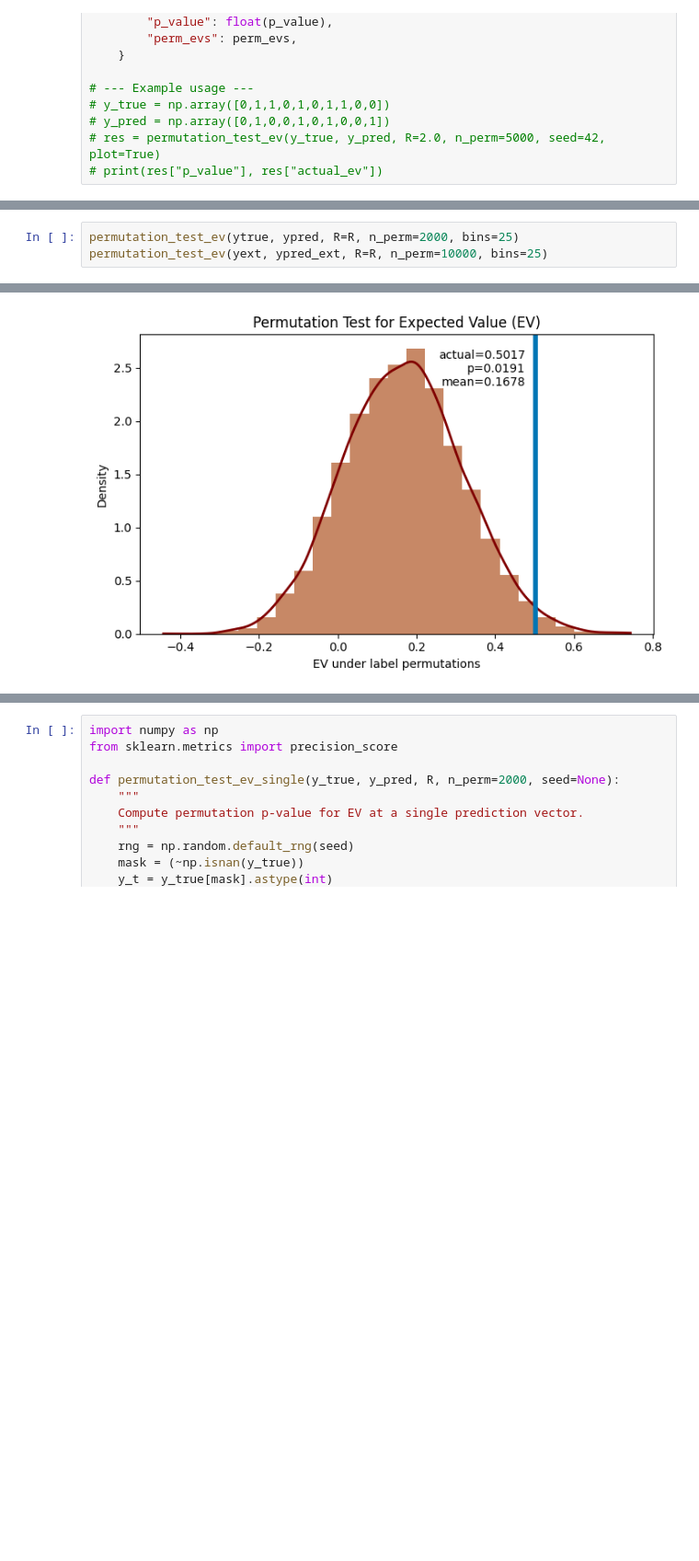
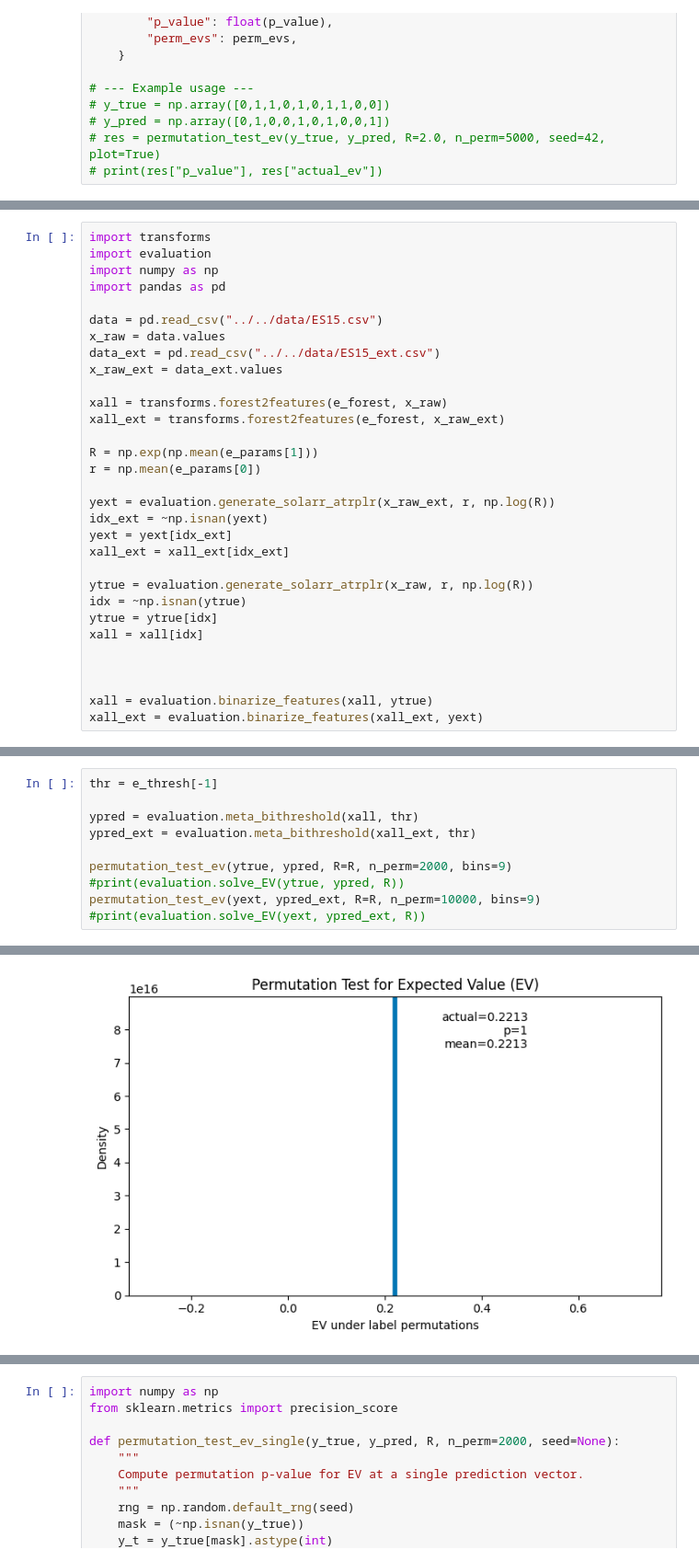
Before and after one commit to Logan-Kelsch/Behavioral_Search, a Jupyter notebook: src/genetic_algorithm/dev.ipynb, the cells around one changed output, grey strips where cells are left out. Shown: that part at 92% size. Saved outputs shown, nothing was run; the diff lists cells and outputs as text; blank space fills up the shorter version.

```diff
--- a/src/genetic_algorithm/dev.ipynb
+++ b/src/genetic_algorithm/dev.ipynb
@@ -753,0 +748,31 @@ ypred_ext = evaluation.meta_biconsensus(xall_ext)
+# %%
+import transforms
+import evaluation
+import numpy as np
+import pandas as pd
+
+data = pd.read_csv("../../data/ES15.csv")
+x_raw = data.values
+data_ext = pd.read_csv("../../data/ES15_ext.csv")
+x_raw_ext = data_ext.values
+
+xall = transforms.forest2features(e_forest, x_raw)
+xall_ext = transforms.forest2features(e_forest, x_raw_ext)
+
+R = np.exp(np.mean(e_params[1]))
+r = np.mean(e_params[0])
+
+yext = evaluation.generate_solarr_atrplr(x_raw_ext, r, np.log(R))
+idx_ext = ~np.isnan(yext)
+yext = yext[idx_ext]
+xall_ext = xall_ext[idx_ext]
+
+ytrue = evaluation.generate_solarr_atrplr(x_raw, r, np.log(R))
+idx = ~np.isnan(ytrue)
+ytrue = ytrue[idx]
+xall = xall[idx]
+
+
+
+xall = evaluation.binarize_features(xall, ytrue)
+xall_ext = evaluation.binarize_features(xall_ext, yext)
@@ -754,4 +783,11 @@ ypred_ext = evaluation.meta_biconsensus(xall_ext)
 # %%
-permutation_test_ev(ytrue, ypred, R=R, n_perm=2000, bins=25)
-permutation_test_ev(yext, ypred_ext, R=R, n_perm=10000, bins=25)
+thr = e_thresh[-1]
+
+ypred = evaluation.meta_bithreshold(xall, thr)
+ypred_ext = evaluation.meta_bithreshold(xall_ext, thr)
+
+permutation_test_ev(ytrue, ypred, R=R, n_perm=2000, bins=9)
+#print(evaluation.solve_EV(ytrue, ypred, R))
+permutation_test_ev(yext, ypred_ext, R=R, n_perm=10000, bins=9)
+#print(evaluation.solve_EV(yext, ypred_ext, R))
 # %% [output]
@@ -759 +795 @@ permutation_test_ev(yext, ypred_ext, R=R, n_perm=10000, bins=25)
-[figure, old version]
+[figure, new version]
```
Also changed, not shown: parts of 19 cells of this notebook, 39 other files.
